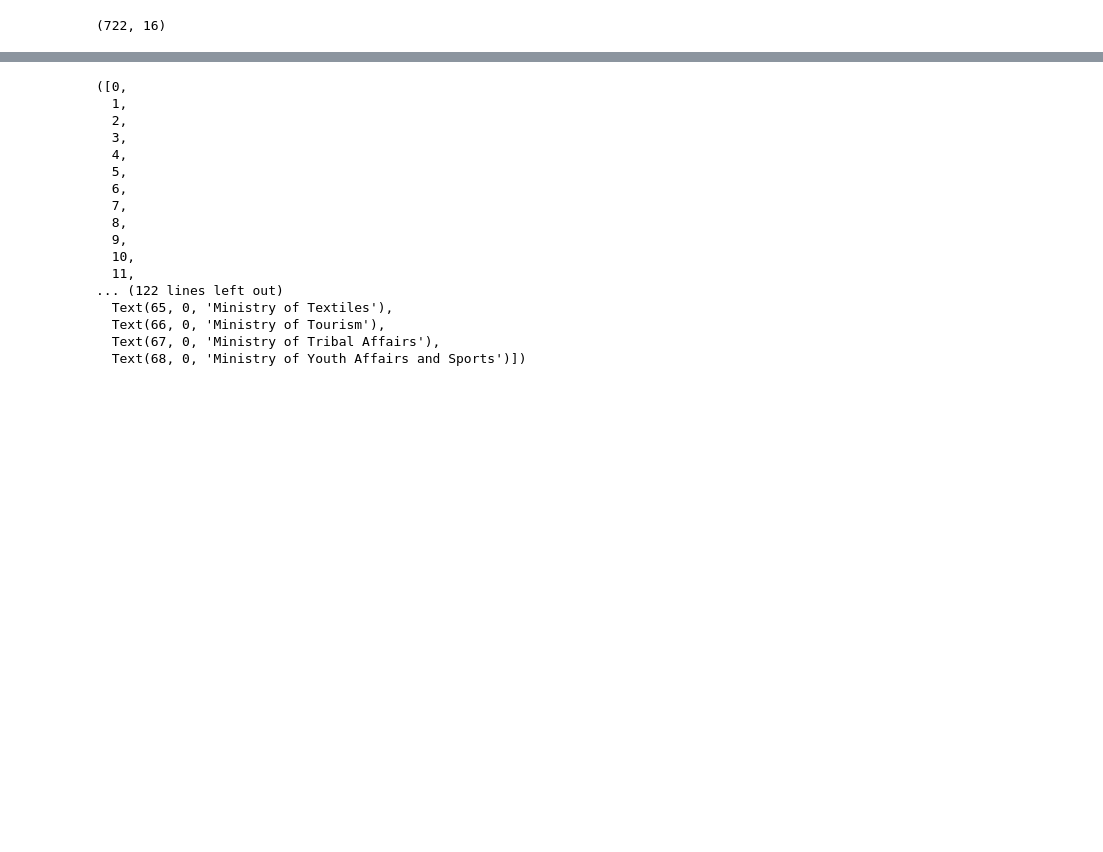
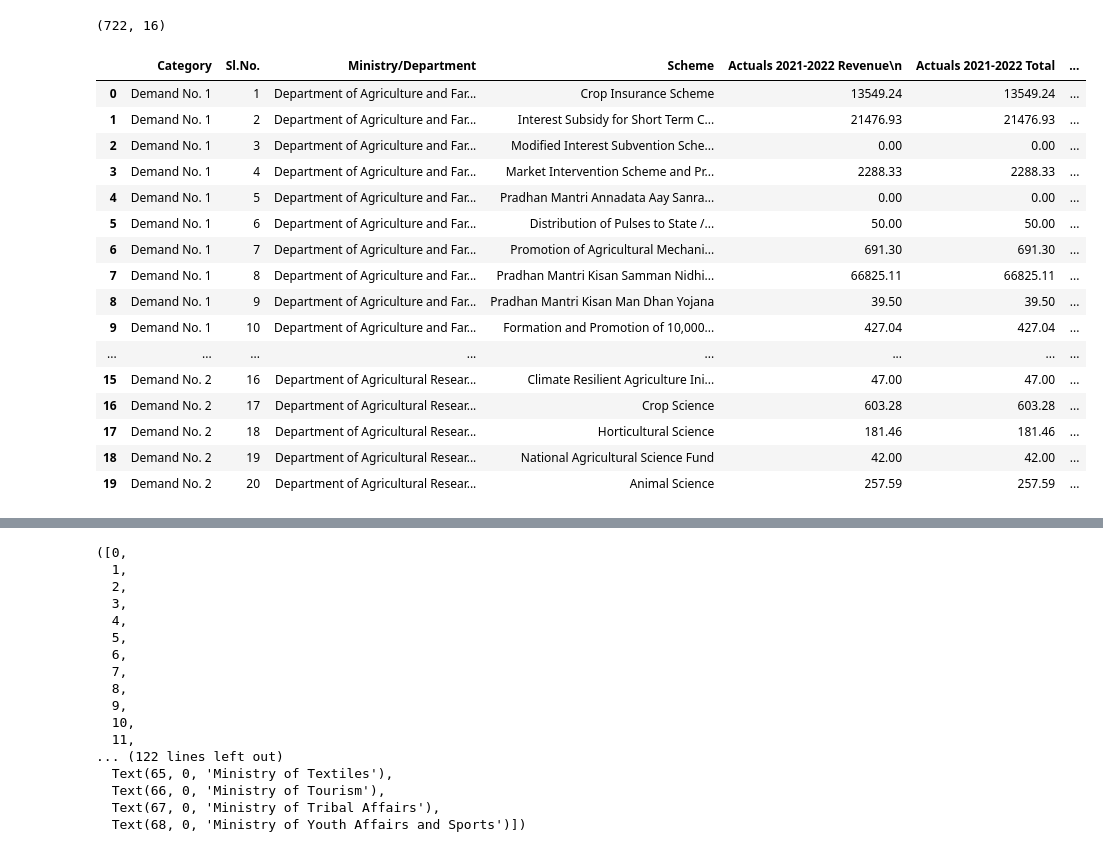
Before and after one commit to 0gaurav4/Financial-Budget-Analysis, a Jupyter notebook: Finance.ipynb, the cells around one changed output, grey strips where cells are left out. Cells and saved outputs as stored; diff of their text form; code cells hidden in the pictures; blank space fills up the shorter version.

```diff
--- a/Finance.ipynb
+++ b/Finance.ipynb
@@ -27,0 +31,20 @@ df.shape
+# %%
+df.head(20)
+# %% [output]
+|  | Category | Sl.No. | Ministry/Department | Scheme | Actuals 2021-2022 Revenue\n | Actuals 2021-2022 Total | ... |
+| 0 | Demand No. 1 | 1 | Department of Agriculture and Far... | Crop Insurance Scheme | 13549.24 | 13549.24 | ... |
+| 1 | Demand No. 1 | 2 | Department of Agriculture and Far... | Interest Subsidy for Short Term C... | 21476.93 | 21476.93 | ... |
+| 2 | Demand No. 1 | 3 | Department of Agriculture and Far... | Modified Interest Subvention Sche... | 0.00 | 0.00 | ... |
+| 3 | Demand No. 1 | 4 | Department of Agriculture and Far... | Market Intervention Scheme and Pr... | 2288.33 | 2288.33 | ... |
+| 4 | Demand No. 1 | 5 | Department of Agriculture and Far... | Pradhan Mantri Annadata Aay Sanra... | 0.00 | 0.00 | ... |
+| 5 | Demand No. 1 | 6 | Department of Agriculture and Far... | Distribution of Pulses to State /... | 50.00 | 50.00 | ... |
+| 6 | Demand No. 1 | 7 | Department of Agriculture and Far... | Promotion of Agricultural Mechani... | 691.30 | 691.30 | ... |
+| 7 | Demand No. 1 | 8 | Department of Agriculture and Far... | Pradhan Mantri Kisan Samman Nidhi... | 66825.11 | 66825.11 | ... |
+| 8 | Demand No. 1 | 9 | Department of Agriculture and Far... | Pradhan Mantri Kisan Man Dhan Yojana | 39.50 | 39.50 | ... |
+| 9 | Demand No. 1 | 10 | Department of Agriculture and Far... | Formation and Promotion of 10,000... | 427.04 | 427.04 | ... |
+| ... | ... | ... | ... | ... | ... | ... | ... |
+| 15 | Demand No. 2 | 16 | Department of Agricultural Resear... | Climate Resilient Agriculture Ini... | 47.00 | 47.00 | ... |
+| 16 | Demand No. 2 | 17 | Department of Agricultural Resear... | Crop Science | 603.28 | 603.28 | ... |
+| 17 | Demand No. 2 | 18 | Department of Agricultural Resear... | Horticultural Science | 181.46 | 181.46 | ... |
+| 18 | Demand No. 2 | 19 | Department of Agricultural Resear... | National Agricultural Science Fund | 42.00 | 42.00 | ... |
+| 19 | Demand No. 2 | 20 | Department of Agricultural Resear... | Animal Science | 257.59 | 257.59 | ... |
```
Also changed, not shown: parts of 8 cells of this notebook, 4 other files.
